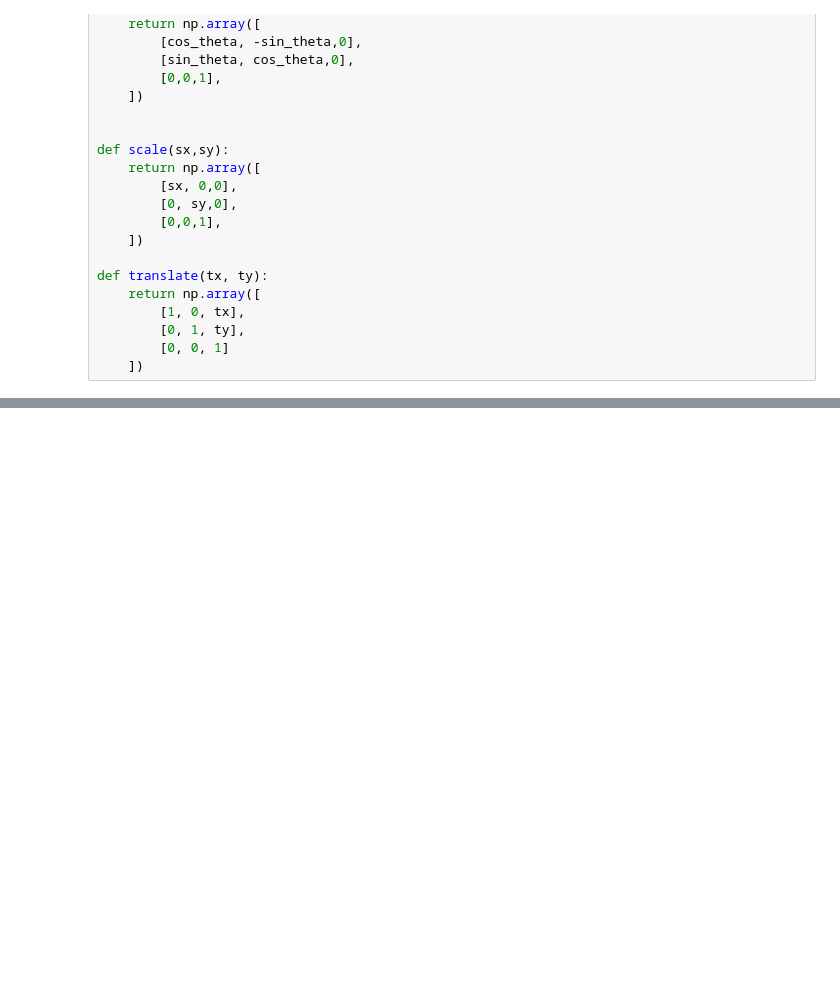
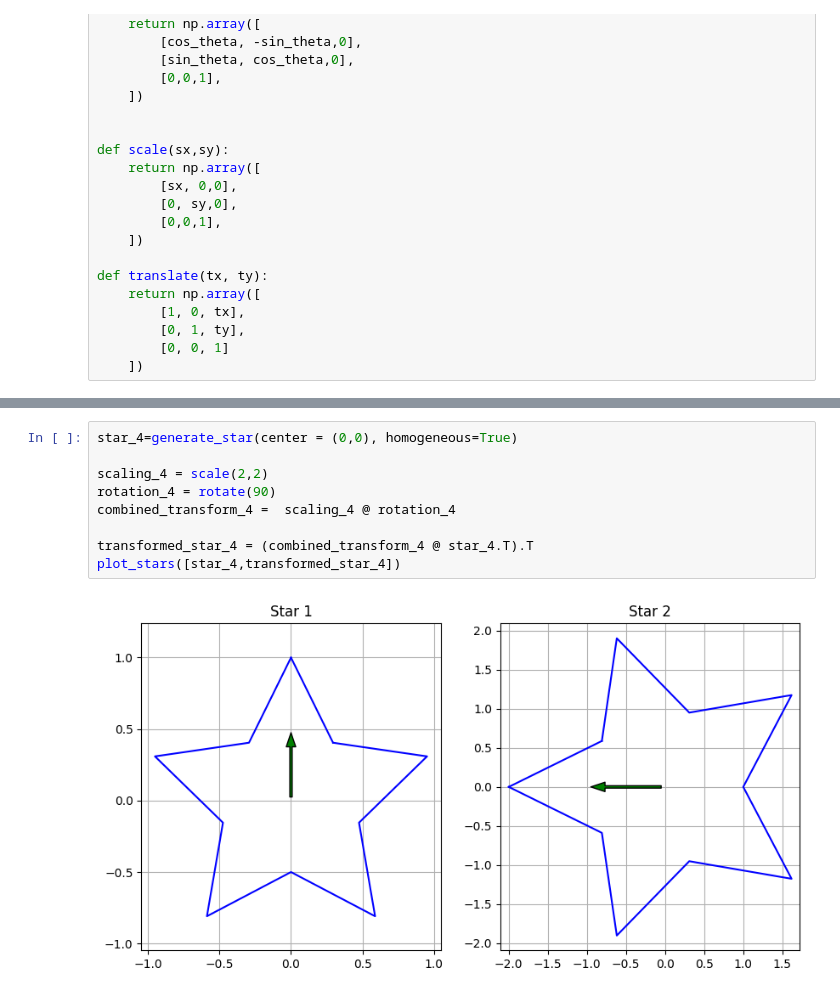
Before and after one commit to gpmoran-16/BME3053C-Fall-2025, a Jupyter notebook: lessons-solved/homework_4.ipynb, the cells around one changed output, grey strips where cells are left out. Drawn from its saved outputs; the diff is of its cells as text; blank space fills up the shorter version.

```diff
--- a/lessons-solved/homework_4.ipynb
+++ b/lessons-solved/homework_4.ipynb
@@ -81,0 +93,11 @@ def translate(tx, ty):
+# %%
+star_4=generate_star(center = (0,0), homogeneous=True)
+
+scaling_4 = scale(2,2)
+rotation_4 = rotate(90)
+combined_transform_4 =  scaling_4 @ rotation_4
+
+transformed_star_4 = (combined_transform_4 @ star_4.T).T
+plot_stars([star_4,transformed_star_4])
+# %% [output]
+[figure, added]
```
Also changed, not shown: parts of 5 cells of this notebook.
